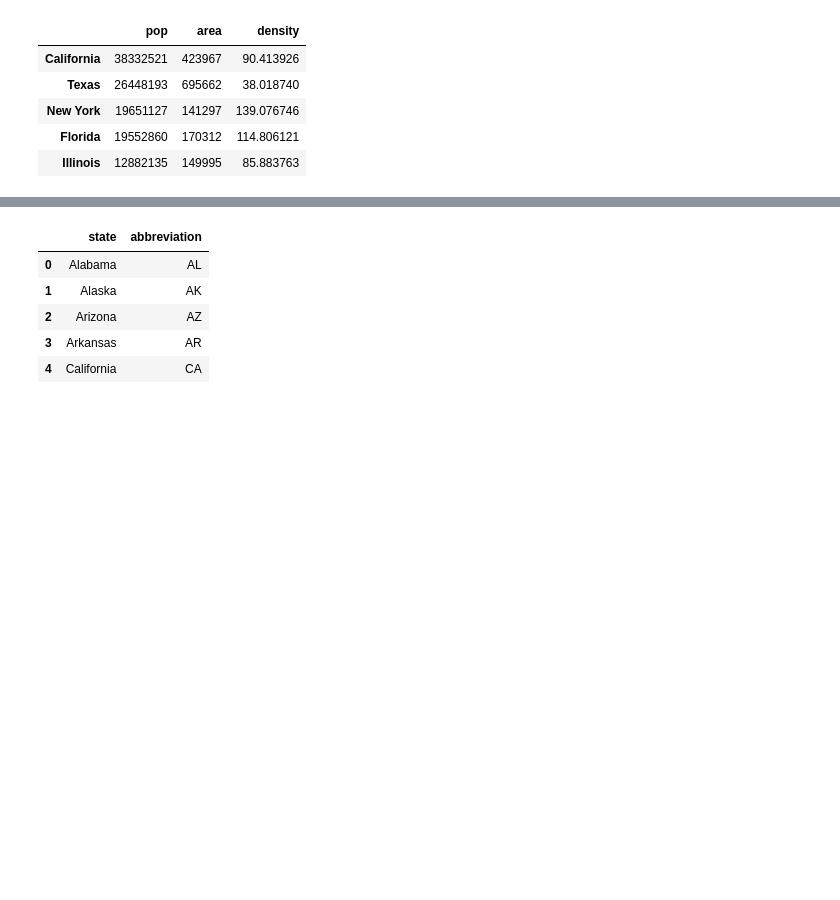
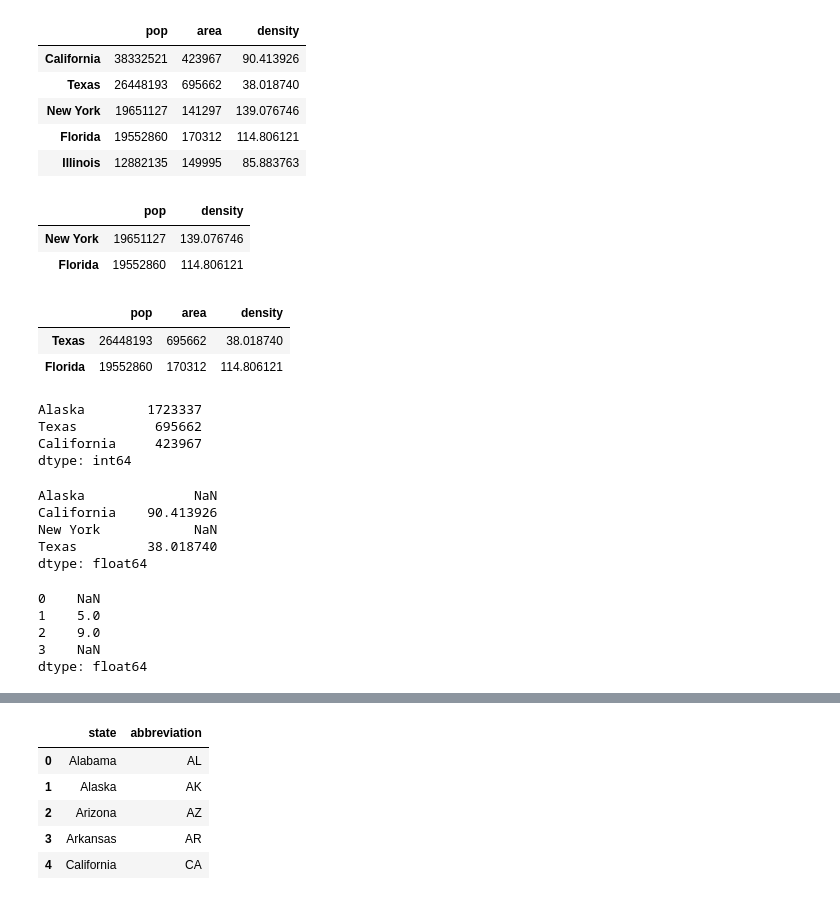
Before and after one commit to rajeev-khoodeeram/python, a Jupyter notebook: pandas_all.ipynb, the cells around one changed output, grey strips where cells are left out. Cells and saved outputs as stored; diff of their text form; code cells hidden in the pictures; blank space fills up the shorter version.

```diff
--- a/pandas_all.ipynb
+++ b/pandas_all.ipynb
@@ -183,3 +183,19 @@ overallDict
 | New York | 19651127 | 141297 | 139.076746 |
 | Florida | 19552860 | 170312 | 114.806121 |
 | Illinois | 12882135 | 149995 | 85.883763 |
+# %%
+# Retrieving all records where density > 100; with only two columns
+overallDict.loc[overallDict.density > 100, ['pop','density']]
+# %% [output]
+|  | pop | density |
+| New York | 19651127 | 139.076746 |
+| Florida | 19552860 | 114.806121 |
+# %%
+# Retrieving all the records for Texax and Florida only
+# if specific columns are needed, then put in a list within square brackets
+# if a range of columns is required  then we opt for start:finish (all inclusive)
+overallDict.loc[['Texas','Florida'],:]
+# %% [output]
+|  | pop | area | density |
+| Texas | 26448193 | 695662 | 38.018740 |
+| Florida | 19552860 | 170312 | 114.806121 |
@@ -185,0 +207,16 @@ overallDict
+# %%
+area
+# %% [output]
+Alaska        1723337
+Texas          695662
+California     423967
+dtype: int64
+# %%
+# Region which are not common will not be calculated (displayed as NaN)
+population / area
+# %% [output]
+Alaska              NaN
+California    90.413926
+New York            NaN
+Texas         38.018740
+dtype: float64
@@ -185,0 +226,8 @@ overallDict
+# %%
+A + B
+# %% [output]
+0    NaN
+1    5.0
+2    9.0
+3    NaN
+dtype: float64
```
Also changed, not shown: parts of 15 cells of this notebook.
